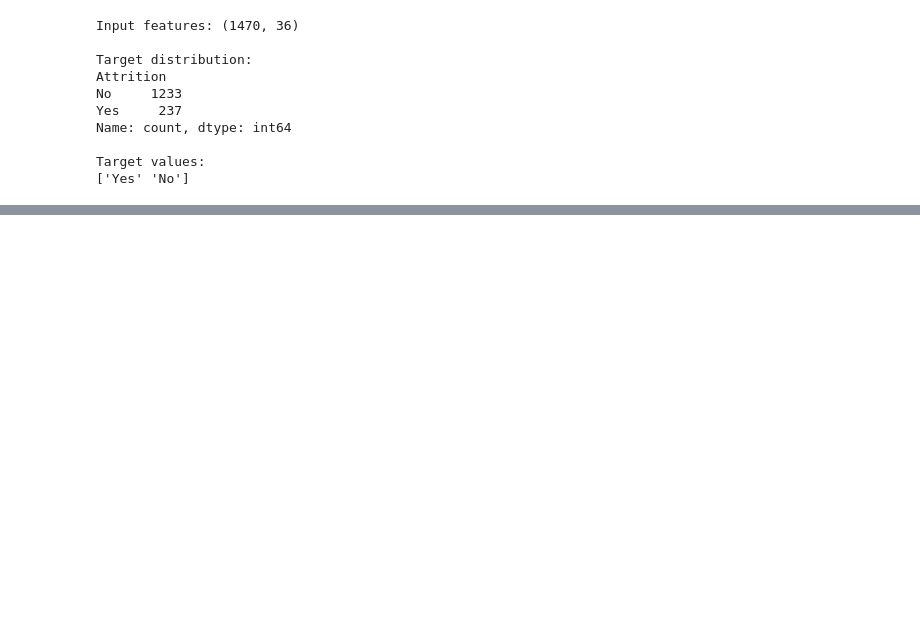
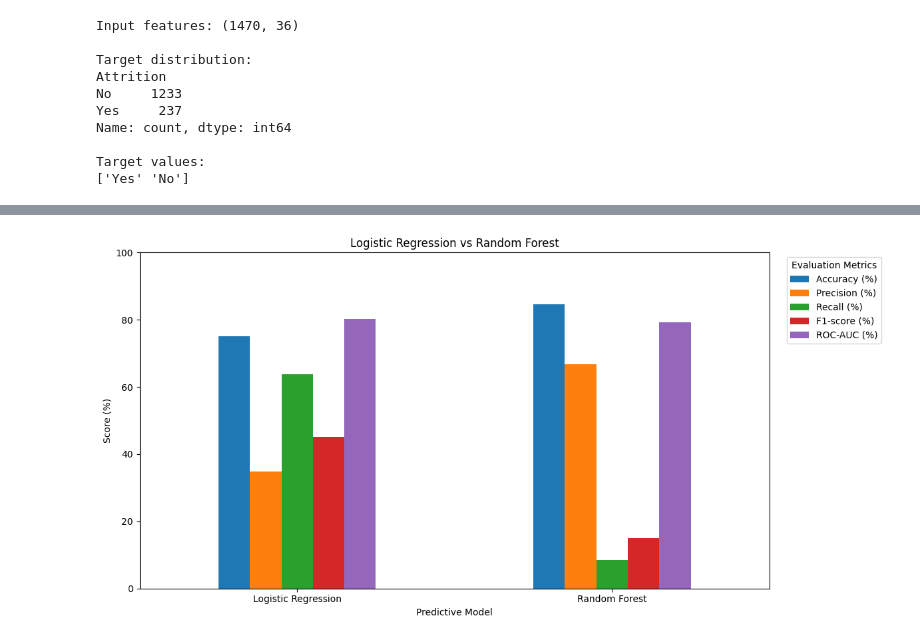
Before and after one commit to GJebres/LHUBCapstoneProject, a Jupyter notebook: CapstoneHRAnalytics.ipynb, the cells around one changed output, grey strips where cells are left out. Cells and saved outputs as stored; diff of their text form; code cells hidden in the pictures; blank space fills up the shorter version.

```diff
--- a/CapstoneHRAnalytics.ipynb
+++ b/CapstoneHRAnalytics.ipynb
@@ -1290,0 +1386,81 @@ TOP 15 FEATURES FOR ATTRITION PREDICTION
+# %%
+metrics = [
+    "Accuracy (%)",
+    "Precision (%)",
+    "Recall (%)",
+    "F1-score (%)",
+    "ROC-AUC (%)"
+]
+
+for metric in metrics:
+    best_model = model_comparison.loc[
+        model_comparison[metric].idxmax(), "Model"
+    ]
+    best_score = model_comparison[metric].max()
+
+    print(f"{metric}: {best_model} ({best_score:.2f}%)")
+
+import matplotlib.pyplot as plt
+
+chart_data = model_comparison.set_index("Model")[metrics]
+
+chart_data.plot(
+    kind="bar",
+    figsize=(12, 6),
+    ylim=(0, 100)
+)
+
+plt.title("Logistic Regression vs Random Forest")
+plt.xlabel("Predictive Model")
+plt.ylabel("Score (%)")
+plt.xticks(rotation=0)
+plt.legend(title="Evaluation Metrics", bbox_to_anchor=(1.02, 1))
+plt.tight_layout()
+plt.show()
+
+import matplotlib.pyplot as plt
+import seaborn as sns
+from sklearn.metrics import confusion_matrix
+
+# Create confusion matrices
+cm_logistic = confusion_matrix(
+    y_test, y_pred_logistic, labels=["No", "Yes"]
+)
+
+cm_rf = confusion_matrix(
+    y_test, y_pred_rf, labels=["No", "Yes"]
+)
+
+# Display both matrices side by side
+fig, axes = plt.subplots(1, 2, figsize=(12, 5))
+
+sns.heatmap(
+    cm_logistic,
+    annot=True,
+    fmt="d",
+    cmap="Blues",
+    xticklabels=["Predicted No", "Predicted Yes"],
+    yticklabels=["Actual No", "Actual Yes"],
+    ax=axes[0]
+)
+axes[0].set_title("Logistic Regression")
+axes[0].set_xlabel("Predicted Outcome")
+axes[0].set_ylabel("Actual Outcome")
+
+sns.heatmap(
+    cm_rf,
+    annot=True,
+    fmt="d",
+    cmap="Greens",
+    xticklabels=["Predicted No", "Predicted Yes"],
+    yticklabels=["Actual No", "Actual Yes"],
+    ax=axes[1]
+)
+axes[1].set_title("Random Forest")
+axes[1].set_xlabel("Predicted Outcome")
+axes[1].set_ylabel("Actual Outcome")
+
+plt.suptitle("Confusion Matrix Comparison", fontsize=14)
+plt.tight_layout()
+plt.show()
+# %% [output]
@@ -1290,0 +1472 @@ TOP 15 FEATURES FOR ATTRITION PREDICTION
+[figure, added]
```
Also changed, not shown: parts of 94 cells of this notebook.
